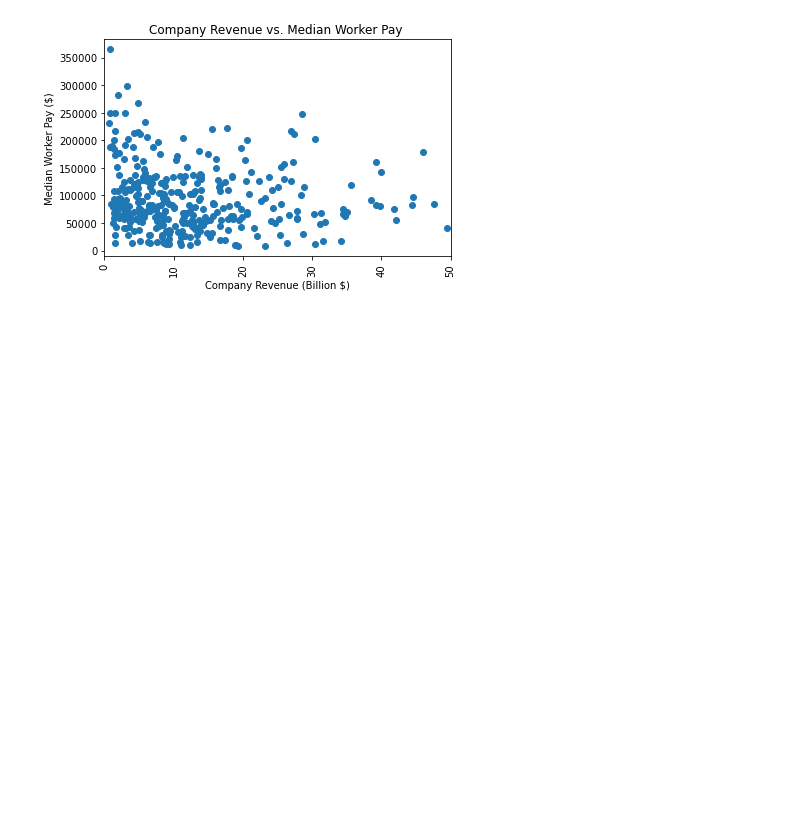
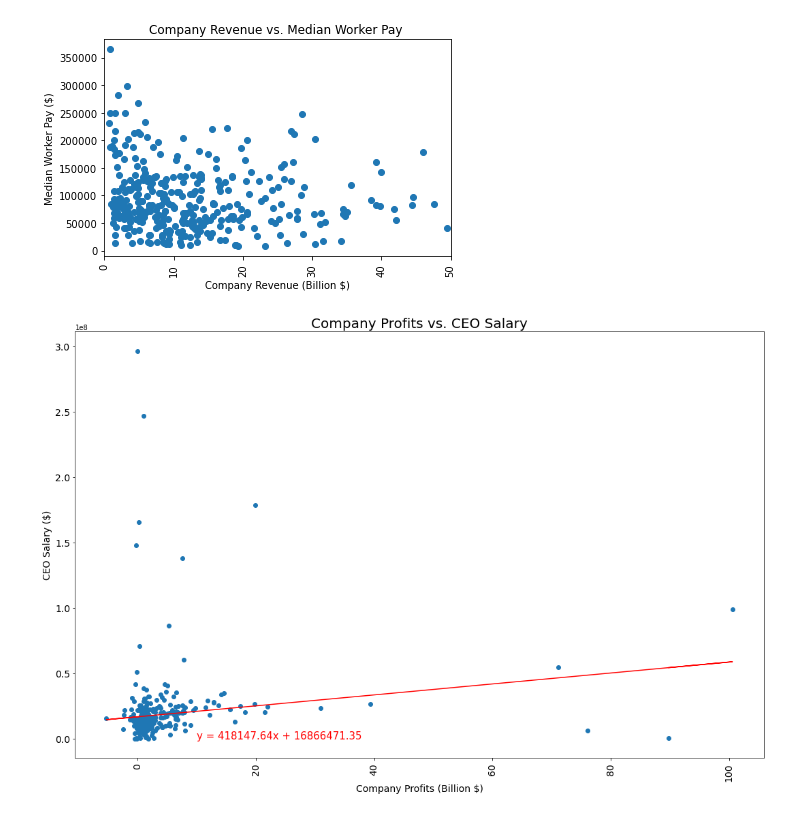
Before and after one commit to allison713/Group6_proj1, a Jupyter notebook: Data/datavisuals.ipynb, the cells around one changed output. Cells and saved outputs as stored; diff of their text form; code cells hidden in the pictures; blank space fills up the shorter version.

Commit message:
Added profit visuals.

```diff
--- a/Data/datavisuals.ipynb
+++ b/Data/datavisuals.ipynb
@@ -219,3 +219,27 @@ linreg(xval,yval,"Company Revenue vs. Median Worker Pay ","Median Worker Pay ($)
 plt.savefig("../Visuals/RevenuevWorkerZoomed.png")
 # %% [output]
 [figure]
+# %%
+#Do CEOs and their workers earn more as their companies profit?
+plt.figure(figsize=(15,10))
+def linreg(xval, yval, title, ylab, textcoord):
+    (slope, intercept, r_value, p_value, std_err) = linregress(xval, yval)
+    regress_values = xval * slope + intercept
+    line_eq = "y = " + str(round(slope,2)) + "x + " + str(round(intercept,2))
+    plt.scatter(xval,yval)
+    plt.plot(xval,regress_values,"r")
+    plt.annotate(line_eq, textcoord, fontsize=15, color="red")
+    plt.title(title,fontsize=20)
+    plt.ticklabel_format(axis='x',style='plain')
+    plt.xlabel("Company Profits (Billion $)",fontsize = 14)
+    plt.xticks(rotation=90,fontsize = 14)
+    plt.yticks(fontsize=14)
+    plt.ylabel(ylab,fontsize = 14)
+    plt.tight_layout()
+xval = merged_df["Profits (Billions)"]
+yval = merged_df["CEO Salary"]
+linreg(xval,yval,"Company Profits vs. CEO Salary","CEO Salary ($)",(10,200))
+# Save the figure
+plt.savefig("../Visuals/ProfitvCEO.png")
+# %% [output]
+[figure, added]
```
Also changed, not shown: parts of 1 cell of this notebook, 2 other files.
